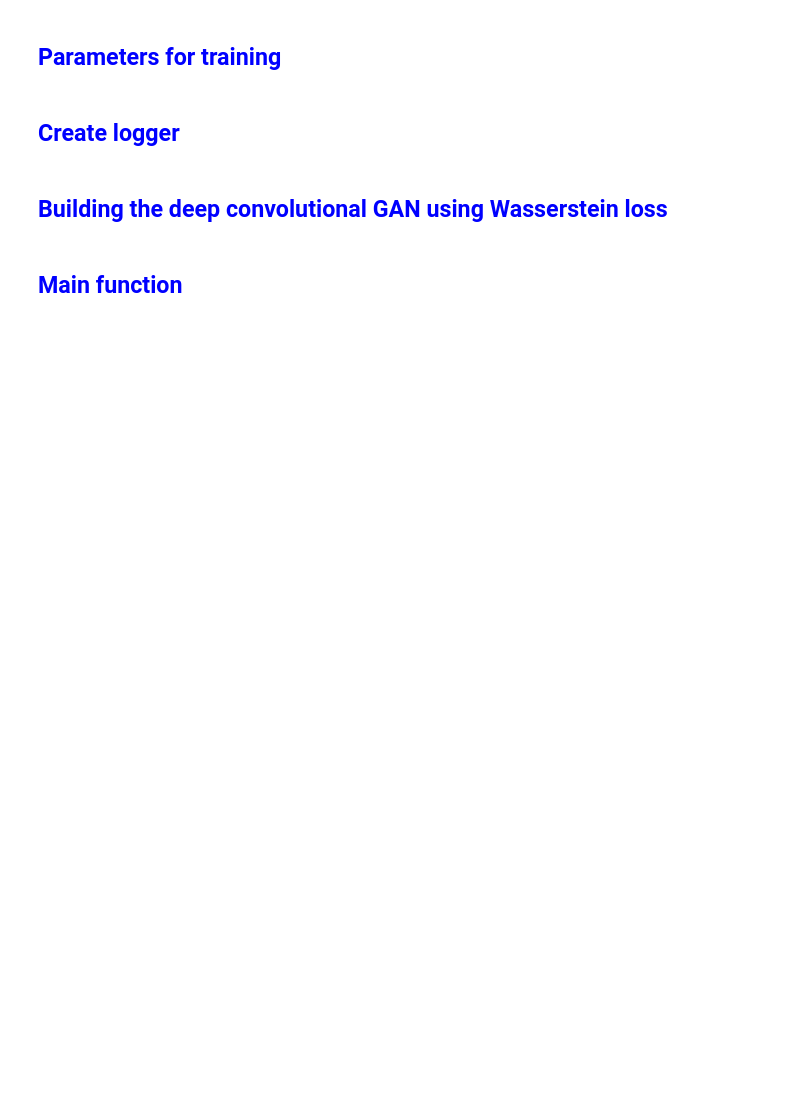
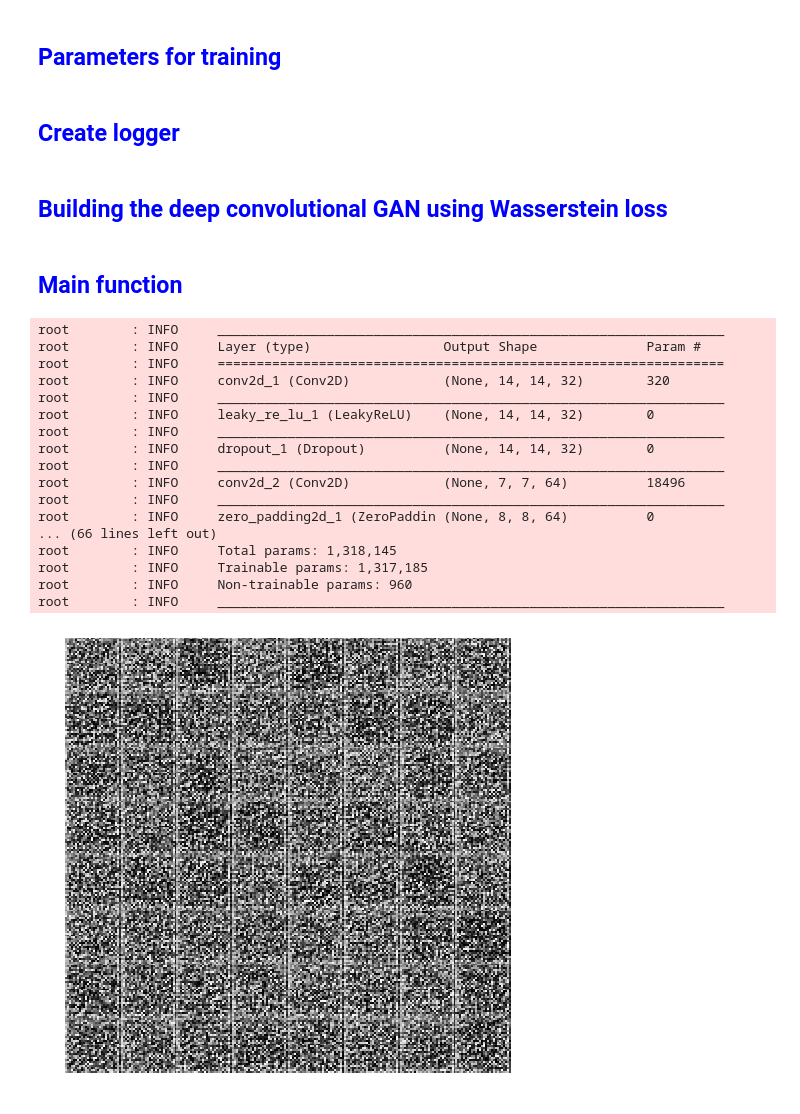
Before and after one commit to HuynhLam/521149S-deep-learning-course, a Jupyter notebook: MNIST_DCGAN_TF.ipynb, the cells around one changed output. Saved outputs shown, nothing was run; the diff lists cells and outputs as text; code cells hidden in the pictures; blank space fills up the shorter version.

```diff
--- a/MNIST_DCGAN_TF.ipynb
+++ b/MNIST_DCGAN_TF.ipynb
@@ -28,19 +30,19 @@ params = {'optimizer': 'adam', 'lr': 0.0001, 'loss': 'wasserstein',
           'logging': './logging/wdcgan_mnist_adam_bz_32.log',
           'images': './gen_images_wdcgan_mnist_adam_bz_32',
           'tb_path': './tb_graph/wdcgan_mnist_adam_bz_32',
-         'epochs': 50001, 'batch_size': 32, 'save_interval': 100}
+         'iterations': 50001, 'batch_size': 32, 'save_interval': 100}
 
 # params = {'optimizer': 'rmsprop', 'lr': 0.00005, 'loss': 'wasserstein',
 #           'logging': './logging/wdcgan_mnist_rmsprop_bz_32.log',
 #           'images': './gen_images_wdcgan_mnist_rmsprop_bz_32',
 #           'tb_path': './tb_graph/wdcgan_mnist_rmsprop_bz_32',
-#          'epochs': 50001, 'batch_size': 32, 'save_interval': 100}
+#          'iterations': 50001, 'batch_size': 32, 'save_interval': 100}
 
 # params = {'optimizer': 'adam', 'lr': 0.0001, 'loss': 'normal',
 #           'logging': './logging/dcgan_mnist_adam_bz_32.log',
 #           'images': './gen_images_dcgan_mnist_adam_bz_32',
 #           'tb_path': './tb_graph/dcgan_mnist_adam_bz_32',
-#          'epochs': 50001, 'batch_size': 32, 'save_interval': 100}
+#          'iterations': 50001, 'batch_size': 32, 'save_interval': 100}
 # %% [markdown]
 ## <font color='blue'>Create logger</font>
 # %%
@@ -142,15 +144,9 @@ class DCGAN():
         model.add(Dense(128 * 7 * 7, activation="relu", input_dim=self.latent_dim))
         model.add(Reshape((7, 7, 128)))
 
-#         model.add(UpSampling2D())
-#         model.add(Conv2D(128, kernel_size=3, padding="same"))
-
         model.add(Conv2DTranspose(filters=256, kernel_size=3, padding='same', strides=(2,2)))
         model.add(BatchNormalization())
         model.add(Activation("relu"))
-
-#         model.add(UpSampling2D())
-#         model.add(Conv2D(64, kernel_size=3, padding="same"))
 
         model.add(Conv2DTranspose(filters=128, kernel_size=3, padding='same', strides=(1,1)))
         model.add(BatchNormalization())
@@ -208,7 +204,7 @@ class DCGAN():
 
         return Model(img, validity)
 
-    def train(self, epochs, batch_size=128, save_interval=50):
+    def train(self, iterations, batch_size=128, save_interval=50):
 
         # Load the dataset
         (X_train, _), (_, _) = mnist.load_data()
@@ -236,7 +232,7 @@ class DCGAN():
                                 write_images=False)
         callback.set_model(self.generator)
 
-        for epoch in range(epochs):
+        for iteration in range(iterations):
             # ***** Train the discriminator *****
             # Select a random half of images
             idx = np.random.choice(X_train.shape[0], batch_size, replace=False)
@@ -259,17 +255,35 @@ class DCGAN():
             log_names = ['d_loss', 'd_acc', 'g_loss']
             log_values = [d_loss[0], 100*d_loss[1], g_loss]
 
-            if epoch % (save_interval // 2) == 0:
-#                 print(d_loss, d_loss_real, d_loss_fake, g_loss)
-                write_log(callback, log_names, log_values, epoch)
+            if iteration % (save_interval // 2) == 0:
+                write_log(callback, log_names, log_values, iteration)
 
             # If at save interval => save generated image samples
-            if epoch % save_interval == 0:
-                save_images_to_disk(self, epoch, params['images'])
-                logging.info('{} [D loss: {}, acc.: {:05f}] [G loss: {}]'.format(epoch, d_loss[0], 100*d_loss[1], g_loss))
+            if iteration % save_interval == 0:
+                save_images_to_disk(self, iteration, params['images'])
+                logging.info('{} [D loss: {}, acc.: {:05f}] [G loss: {}]'.format(iteration, d_loss[0], 100*d_loss[1], g_loss))
 # %% [markdown]
 ## <font color='blue'>Main function</font>
 # %%
 if __name__ == '__main__':
     dcgan = DCGAN()
-    dcgan.train(epochs=params['epochs'], batch_size=params['batch_size'], save_interval=params['save_interval'])
+    dcgan.train(iterations=params['iterations'], batch_size=params['batch_size'], save_interval=params['save_interval'])
+# %% [output]
+root        : INFO     _________________________________________________________________
+root        : INFO     Layer (type)                 Output Shape              Param #
+root        : INFO     =================================================================
+root        : INFO     conv2d_1 (Conv2D)            (None, 14, 14, 32)        320
+root        : INFO     _________________________________________________________________
+root        : INFO     leaky_re_lu_1 (LeakyReLU)    (None, 14, 14, 32)        0
+root        : INFO     _________________________________________________________________
+root        : INFO     dropout_1 (Dropout)          (None, 14, 14, 32)        0
+root        : INFO     _________________________________________________________________
+root        : INFO     conv2d_2 (Conv2D)            (None, 7, 7, 64)          18496
+root        : INFO     _________________________________________________________________
+root        : INFO     zero_padding2d_1 (ZeroPaddin (None, 8, 8, 64)          0
+... (66 lines left out)
+root        : INFO     Total params: 1,318,145
+root        : INFO     Trainable params: 1,317,185
+root        : INFO     Non-trainable params: 960
+root        : INFO     _________________________________________________________________
+[figure, added]
```
Also changed, not shown: parts of 2 cells of this notebook.
